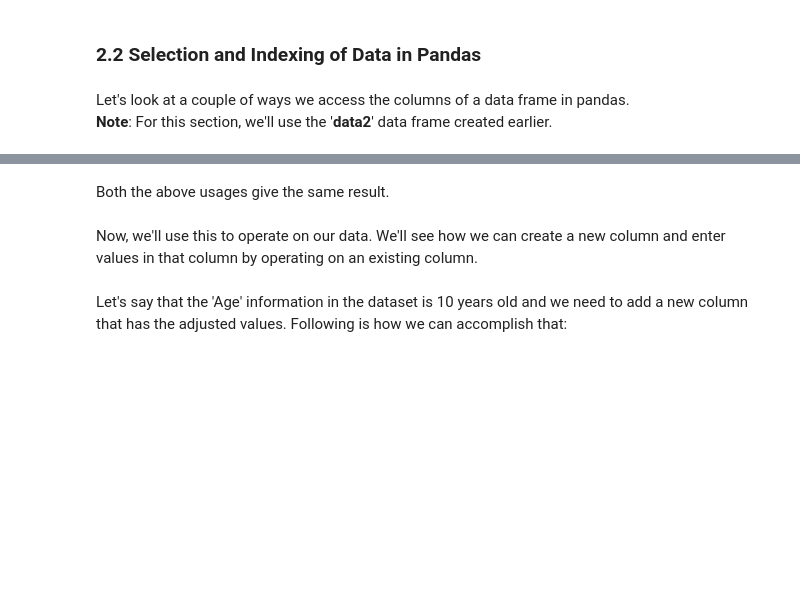
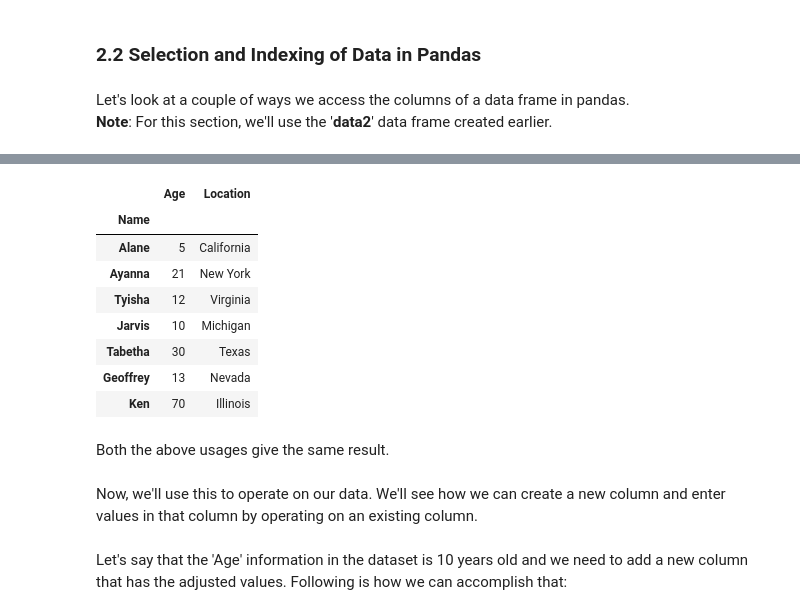
Before and after one commit to arkadym74/Python-for-Data-Science, a Jupyter notebook: Python_for_Data_Science.ipynb, the cells around one changed output, grey strips where cells are left out. Saved outputs shown, nothing was run; the diff lists cells and outputs as text; code cells hidden in the pictures; blank space fills up the shorter version.

```diff
--- a/Python_for_Data_Science.ipynb
+++ b/Python_for_Data_Science.ipynb
@@ -361,3 +640,15 @@ data2.Age is data2['Age']
+# %%
+data2[['Age', 'Location']]
+# %% [output]
+|  | Age | Location |
+| Name |  |  |
+| Alane | 5 | California |
+| Ayanna | 21 | New York |
+| Tyisha | 12 | Virginia |
+| Jarvis | 10 | Michigan |
+| Tabetha | 30 | Texas |
+| Geoffrey | 13 | Nevada |
+| Ken | 70 | Illinois |
 # %% [markdown]
 Both the above usages give the same result.
 # %% [markdown]
```
Also changed, not shown: parts of 126 cells of this notebook.
